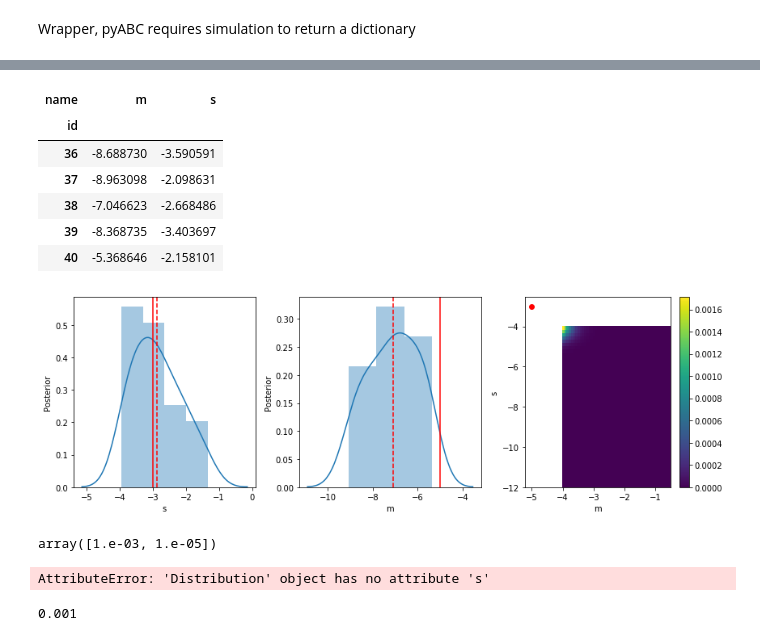
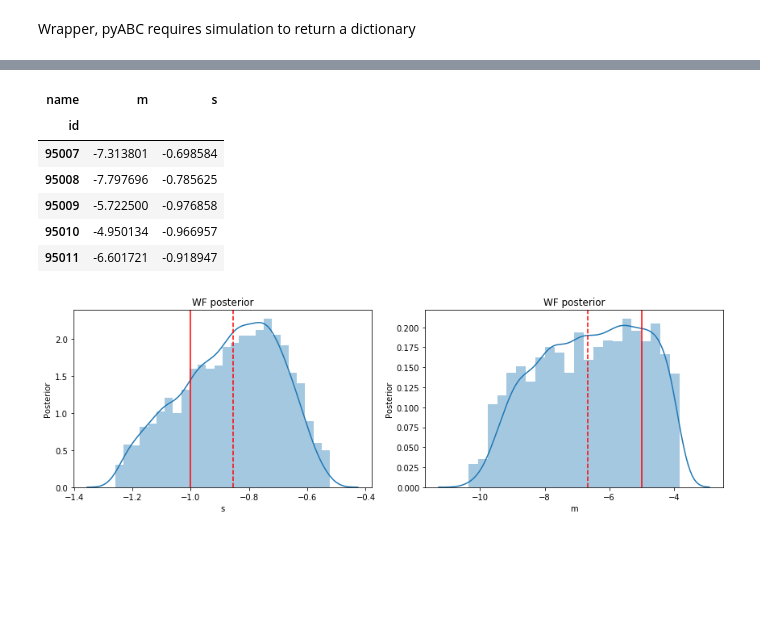
Before and after one commit to graceave/cnv_sims_inference, a Jupyter notebook: cnv_pyABC.ipynb, the cells around one changed output, grey strips where cells are left out. Cells and saved outputs as stored; diff of their text form; code cells hidden in the pictures; blank space fills up the shorter version.

```diff
--- a/cnv_pyABC.ipynb
+++ b/cnv_pyABC.ipynb
@@ -144,6 +79,6 @@ Prior over model parameters. Model parameters are CNV fitness effects and CNV mu
 # %%
 prior = Distribution(
     s=RV("uniform", np.log10(1e-4), np.log10(0.3)-np.log10(1e-4)),
-    m=RV("uniform", np.log10(1e-12), np.log10(1e-4)-np.log10(1e-12))
+    m=RV("uniform", np.log10(1e-12), np.log10(1e-3)-np.log10(1e-12))
 )
 # %% [markdown]
@@ -153,6 +88,6 @@ abc = ABCSMC(models=simulate_pyabc,
              parameter_priors=prior,
              distance_function=AdaptivePNormDistance(p=2),
              sampler=SingleCoreSampler(),
-             population_size=30)
+             population_size=5000)
 # %%
 # and we define where to store the results
@@ -168,5 +103,5 @@ ABC-SMC run ID: 5
 # %%
 # We run the ABC until either criterion is met
-history = abc.run(minimum_epsilon=0.2, max_nr_populations=5)
+history_WF = abc.run(minimum_epsilon=0.2, max_nr_populations=5)
 # %% [output]
 INFO:ABC:Calibration sample before t=0.
@@ -178,41 +123,23 @@ INFO:History:Done <ABCSMC(id=5, start_time=2020-05-19 15:18:41.463046, end_time=
 # %%
-params, weights = history.get_distribution(0)
+params, weights = history_WF.get_distribution(0)
 params.head()
 # %% [output]
 | name | m | s |
 | id |  |  |
-| 36 | -8.688730 | -3.590591 |
-| 37 | -8.963098 | -2.098631 |
-| 38 | -7.046623 | -2.668486 |
-| 39 | -8.368735 | -3.403697 |
-| 40 | -5.368646 | -2.158101 |
+| 95007 | -7.313801 | -0.698584 |
+| 95008 | -7.797696 | -0.785625 |
+| 95009 | -5.722500 | -0.976858 |
+| 95010 | -4.950134 | -0.966957 |
+| 95011 | -6.601721 | -0.918947 |
 # %%
-fig, axes = plt.subplots(1, 3, figsize=(12, 4))
+fig, axes = plt.subplots(1, 2, figsize=(12, 4))
 
 for param_name, param_real_value, ax in zip(['s', 'm'], true_params, axes.flat):
     sns.distplot(params[param_name], hist_kws=dict(weights=weights), ax=ax)
     ax.axvline(param_real_value, color='red')
     ax.axvline(params[param_name].values @ weights, color='red', ls='--')
-    ax.set(xlabel=param_name, ylabel='Posterior')
-
-ax = axes[2]
-plot_kde_2d(params, weights, 'm', 's', xmin=np.log10(1e-4), xmax=np.log10(0.3), ymin=np.log10(1e-12), ymax=np.log10(1e-4),
-            ax=ax, colorbar=True)
-ax.plot(true_params[1], true_params[0], 'o', color='red')
+    ax.set(xlabel=param_name, ylabel='Posterior', title="WF posterior")
 
 fig.tight_layout()
 # %% [output]
-[figure, old version]
+[figure, new version]
-# %%
-np.power(10,true_params)
-# %% [output]
-array([1.e-03, 1.e-05])
-# %%
- s=RV("uniform", np.log10(1e-4), np.log10(1e-3)-np.log10(1e-4)),
-    m=RV("uniform", np.log10(1e-12), np.log10(0.3)-np.log10(1e-12))
-# %% [output]
-AttributeError: 'Distribution' object has no attribute 's'
-# %%
-1e-3
-# %% [output]
-0.001
```
Also changed, not shown: parts of 25 cells of this notebook, 2 other files.
